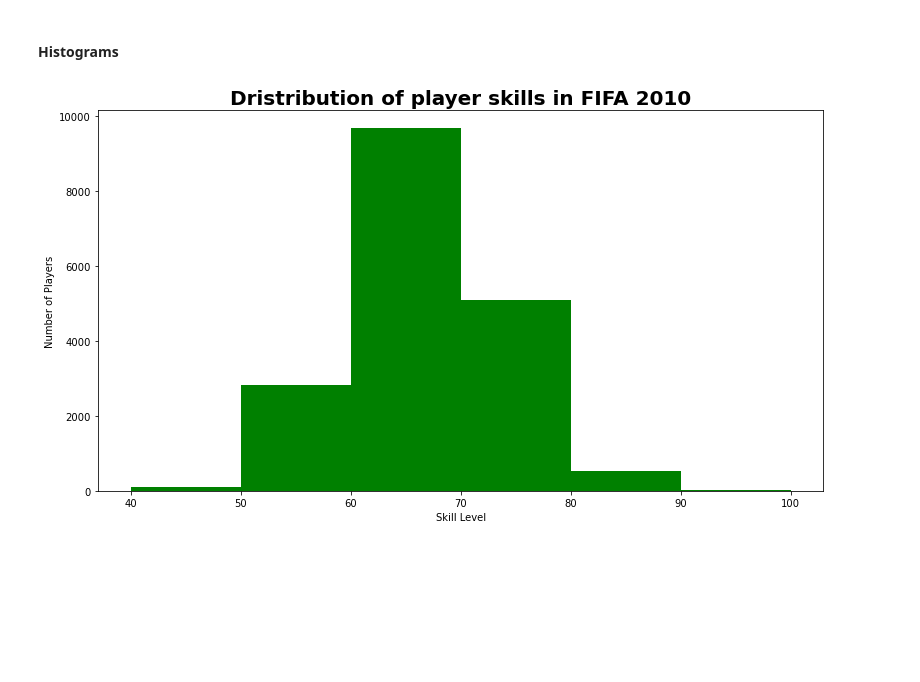
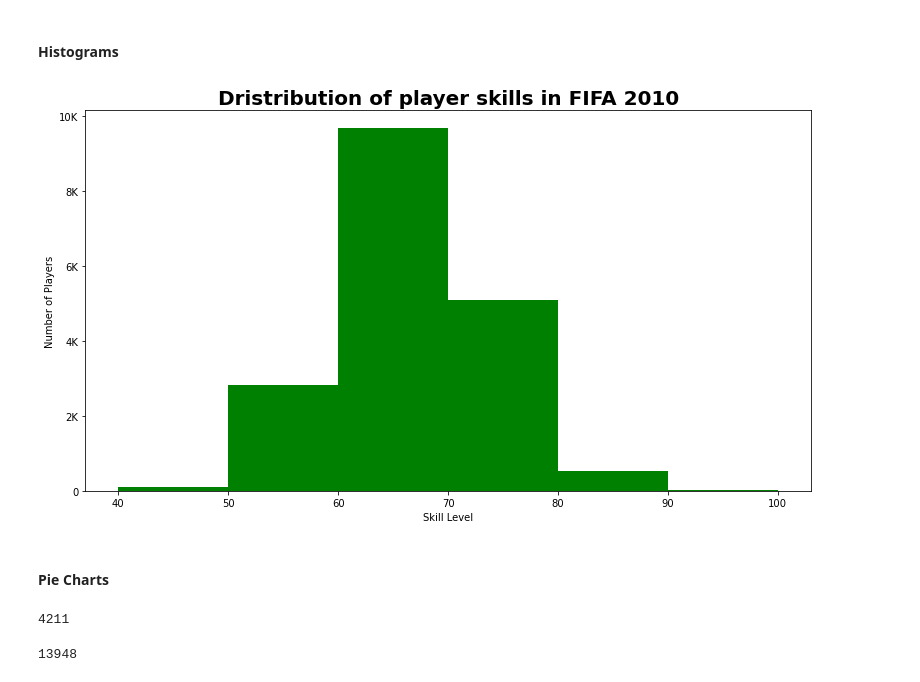
Before and after one commit to JMustang/data_science, a Jupyter notebook: Python_Plotting_Tutorial/matplotlib_tutorial2.ipynb, the cells around one changed output. Saved outputs shown, nothing was run; the diff lists cells and outputs as text; code cells hidden in the pictures; blank space fills up the shorter version.

Commit message:
Metplotlib - lesson 04 - pie graph

```diff
--- a/Python_Plotting_Tutorial/matplotlib_tutorial2.ipynb
+++ b/Python_Plotting_Tutorial/matplotlib_tutorial2.ipynb
@@ -22,15 +22,30 @@ fifa.head()
 # %%
 plt.figure(figsize=(13,7))
 
 bins = [40,50,60,70,80,90,100]
 
 plt .hist(fifa.Overall, bins=bins, color='green')
 plt.xticks(bins)
+plt.yticks([0, 2000, 4000, 6000, 8000, 10000], ["0",'2K','4K','6K','8K','10K',])
 
 plt.ylabel('Number of Players')
 plt.xlabel('Skill Level')
 plt.title('Dristribution of player skills in FIFA 2010',fontdict={'fontweight':'bold', 'fontsize':20})
 
 plt.show()
 # %% [output]
-[figure, old version]
+[figure, new version]
+# %% [markdown]
+#### Pie Charts
+# %%
+# Preferred kick with left foot
+left = fifa.loc[fifa['Preferred Foot'] == 'Left'].count()[0]
+left
+# %% [output]
+4211
+# %%
+# Preferred kick with right foot
+right = fifa.loc[fifa['Preferred Foot'] == 'Right'].count()[0]
+right
+# %% [output]
+13948
```
Also changed, not shown: parts of 3 cells of this notebook.
